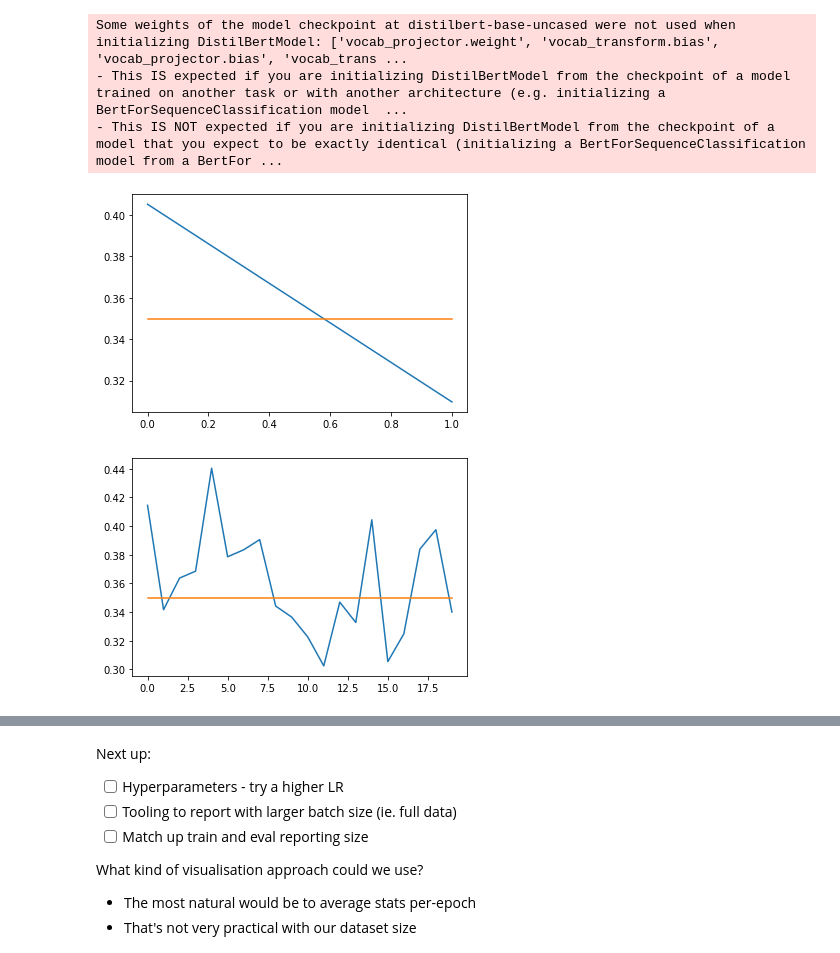
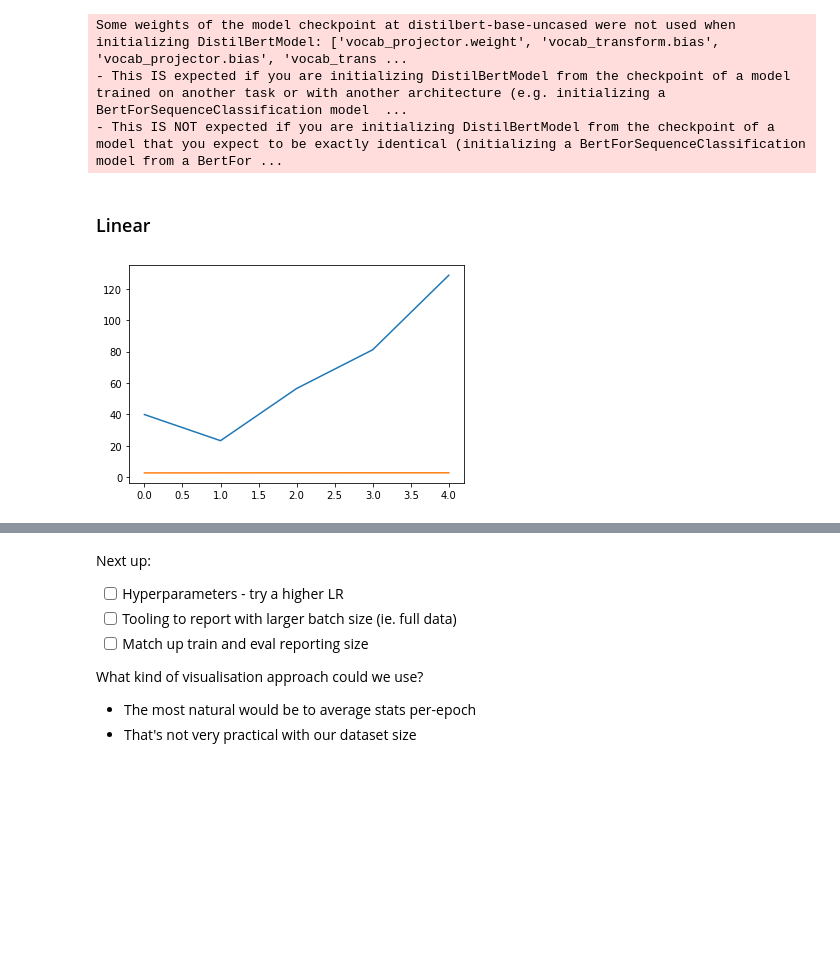
Before and after one commit to RohanM/news-bias, a Jupyter notebook: finetune.ipynb, the cells around one changed output, grey strips where cells are left out. Drawn from its saved outputs; the diff is of its cells as text; code cells hidden in the pictures; blank space fills up the shorter version.

Commit message:
Add linear model and confusion matrix display

```diff
--- a/finetune.ipynb
+++ b/finetune.ipynb
@@ -247,3 +282,9 @@ def plot_results(results, smoothing_window=50):
     plt.plot(np.convolve(results['losses'], window, 'valid'))
     plt.plot(np.convolve(results['accuracies'], window, 'valid'))
     plt.show()
+# %%
+def build_confusion_matrix(model, dataset):
+    outputs = model(dataset['input_ids'], attention_mask=None).logits.squeeze().detach()
+    int_outputs = (outputs * 2).round().int().clamp(-2, 2)
+    int_labels = (data_valid['labels'] * 2).int()
+    return confusion_matrix(int_labels, int_outputs)
@@ -255,15 +303,16 @@ Some weights of the model checkpoint at distilbert-base-uncased were not used wh
 - This IS NOT expected if you are initializing DistilBertModel from the checkpoint of a model that you expect to be exactly identical (initializing a BertForSequenceClassification model from a BertFor ...
 # %%
 model.freeze_base()
+# %% [markdown]
+### Linear
+# %%
+model = LinearModel(num_tokens)
+# %%
+cms = []
 # %%
 trainer = Trainer(model, train_dataloader, valid_dataloader, lr=0.00001, acc_thresh=0.2)
-results = trainer.train(2, max_batches=10)
+results = trainer.train(5)
 plot_results(results, 1)
+cms.append(build_confusion_matrix(model, data_valid))
 # %% [output]
-[figure, old version]
+[figure, new version]
-# %%
-trainer = Trainer(model, train_dataloader, valid_dataloader, lr=0.00001, acc_thresh=0.2)
-results = trainer.train(20, max_batches=10)
-plot_results(results, 1)
-# %% [output]
-[figure, removed]
```
Also changed, not shown: parts of 16 cells of this notebook.
